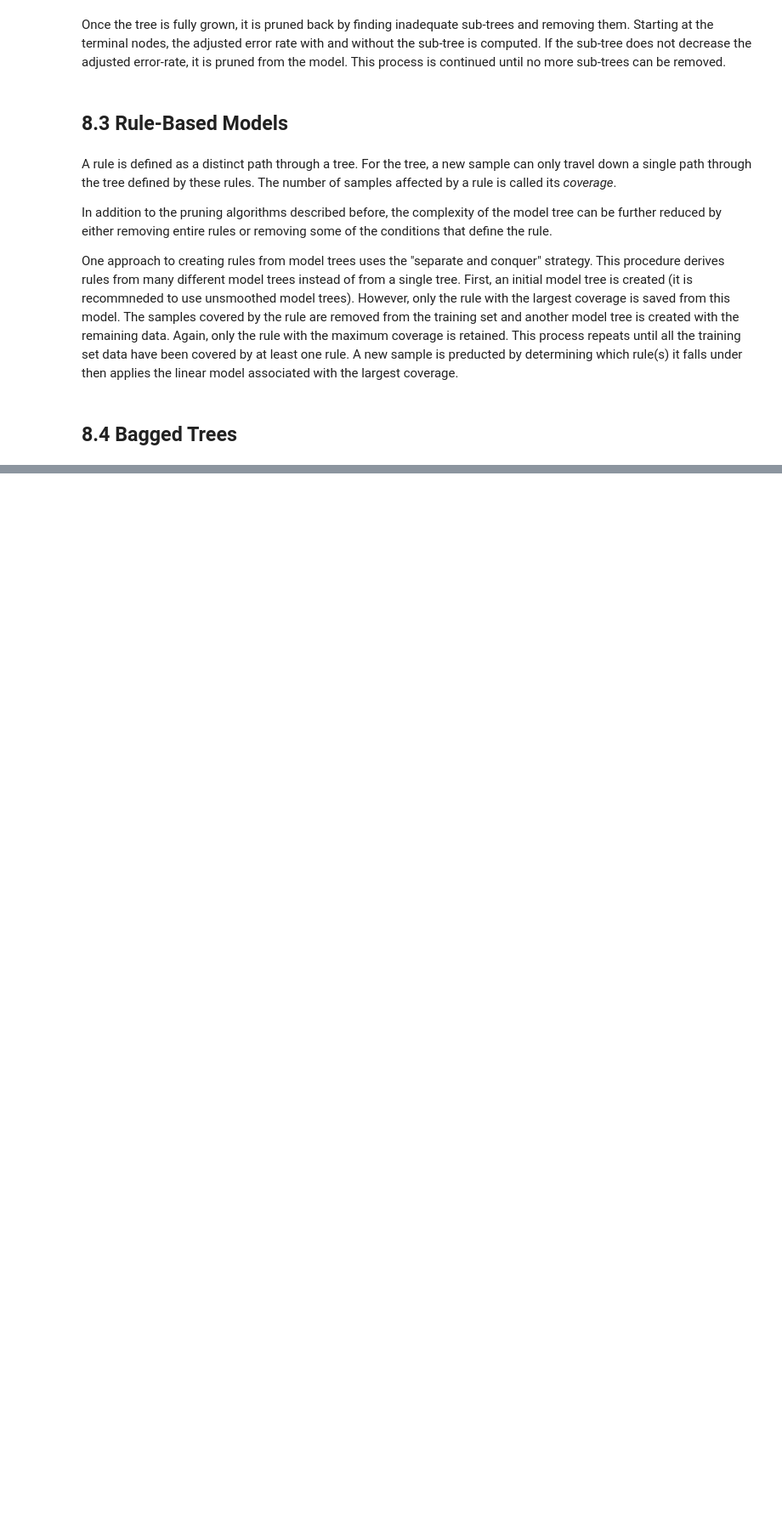
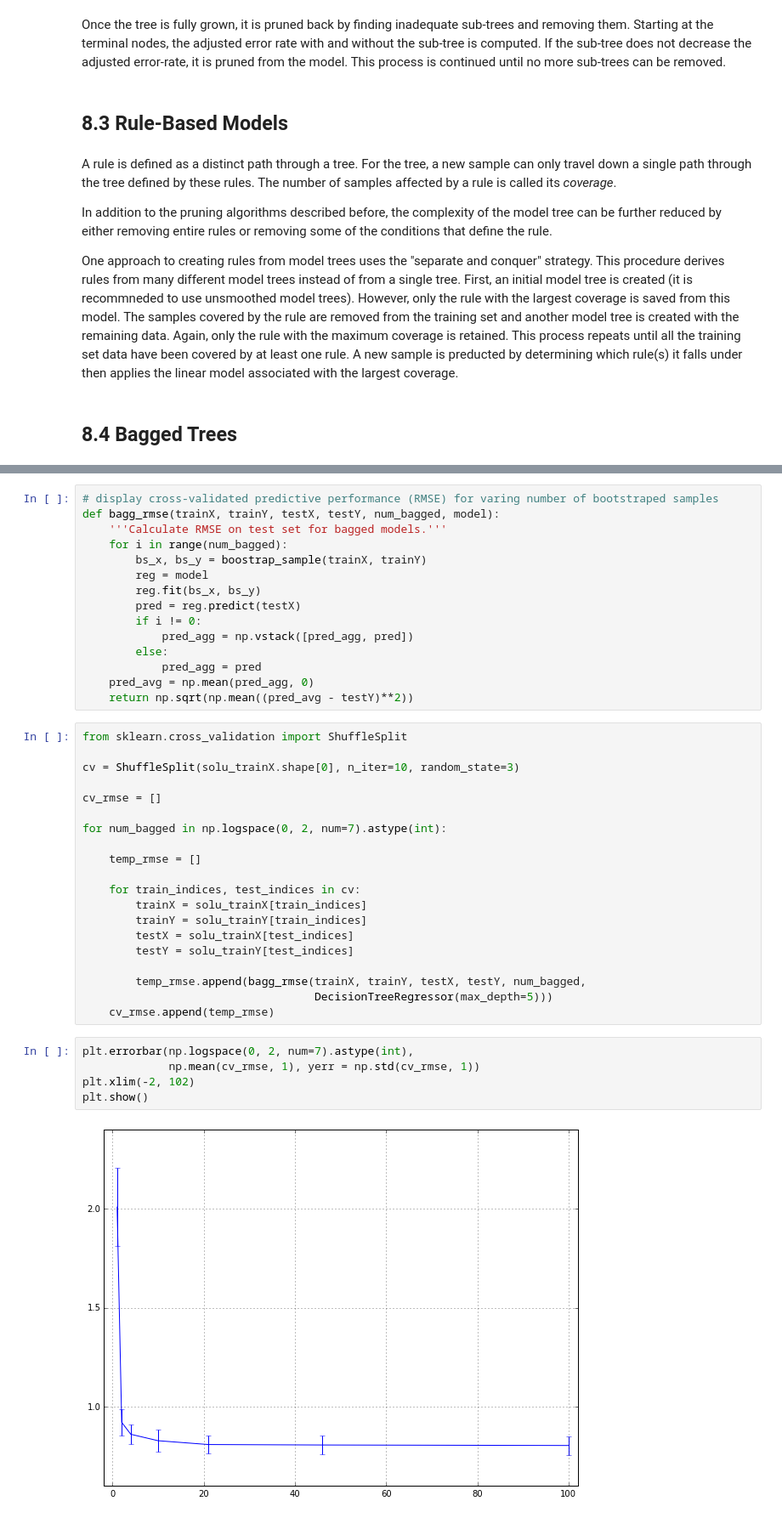
Before and after one commit to LeiG/Applied-Predictive-Modeling-with-Python, a Jupyter notebook: notebooks/Chapter 8.ipynb, the cells around one changed output, grey strips where cells are left out. Shown at 85% size. Drawn from its saved outputs; the diff is of its cells as text; blank space fills up the shorter version.

```diff
--- a/notebooks/Chapter 8.ipynb
+++ b/notebooks/Chapter 8.ipynb
@@ -283,0 +478,42 @@ Bagging stable, lower variance models like linear regression and MARS, on the ot
+# %%
+# display cross-validated predictive performance (RMSE) for varing number of bootstraped samples
+def bagg_rmse(trainX, trainY, testX, testY, num_bagged, model):
+    '''Calculate RMSE on test set for bagged models.'''
+    for i in range(num_bagged):
+        bs_x, bs_y = boostrap_sample(trainX, trainY)
+        reg = model
+        reg.fit(bs_x, bs_y)
+        pred = reg.predict(testX)
+        if i != 0:
+            pred_agg = np.vstack([pred_agg, pred])
+        else:
+            pred_agg = pred
+    pred_avg = np.mean(pred_agg, 0)
+    return np.sqrt(np.mean((pred_avg - testY)**2))
+# %%
+from sklearn.cross_validation import ShuffleSplit
+
+cv = ShuffleSplit(solu_trainX.shape[0], n_iter=10, random_state=3)
+
+cv_rmse = []
+
+for num_bagged in np.logspace(0, 2, num=7).astype(int):
+
+    temp_rmse = []
+
+    for train_indices, test_indices in cv:
+        trainX = solu_trainX[train_indices]
+        trainY = solu_trainY[train_indices]
+        testX = solu_trainX[test_indices]
+        testY = solu_trainY[test_indices]
+
+        temp_rmse.append(bagg_rmse(trainX, trainY, testX, testY, num_bagged,
+                                   DecisionTreeRegressor(max_depth=5)))
+    cv_rmse.append(temp_rmse)
+# %%
+plt.errorbar(np.logspace(0, 2, num=7).astype(int),
+             np.mean(cv_rmse, 1), yerr = np.std(cv_rmse, 1))
+plt.xlim(-2, 102)
+plt.show()
+# %% [output]
+[figure, added]
```
Also changed, not shown: parts of 35 cells of this notebook, 2 other files.
